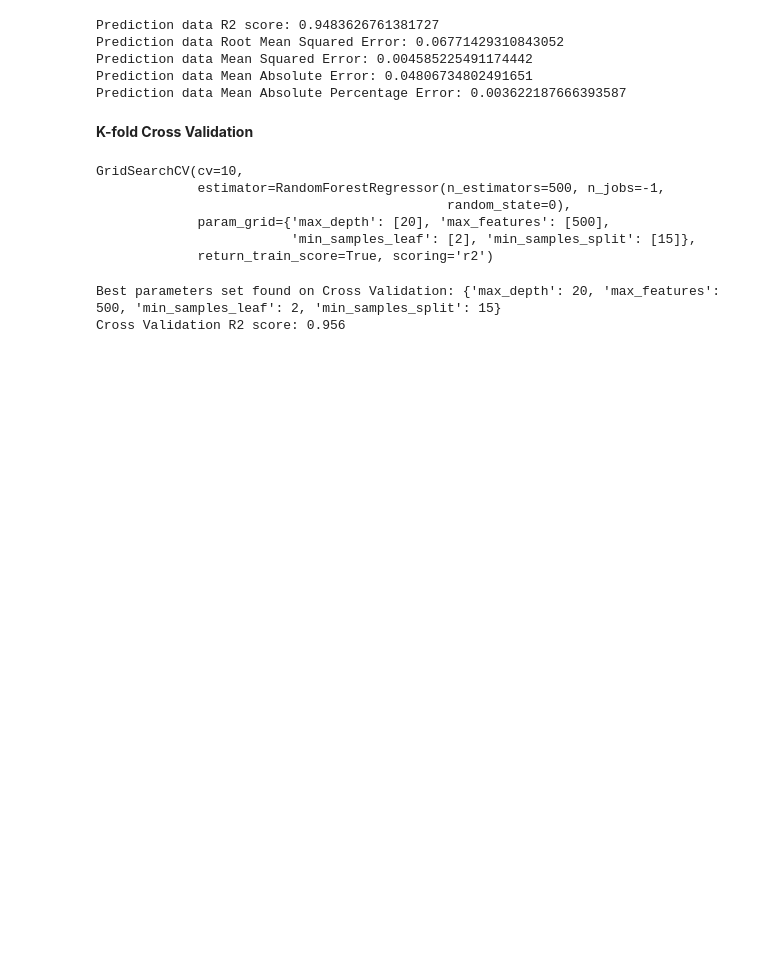
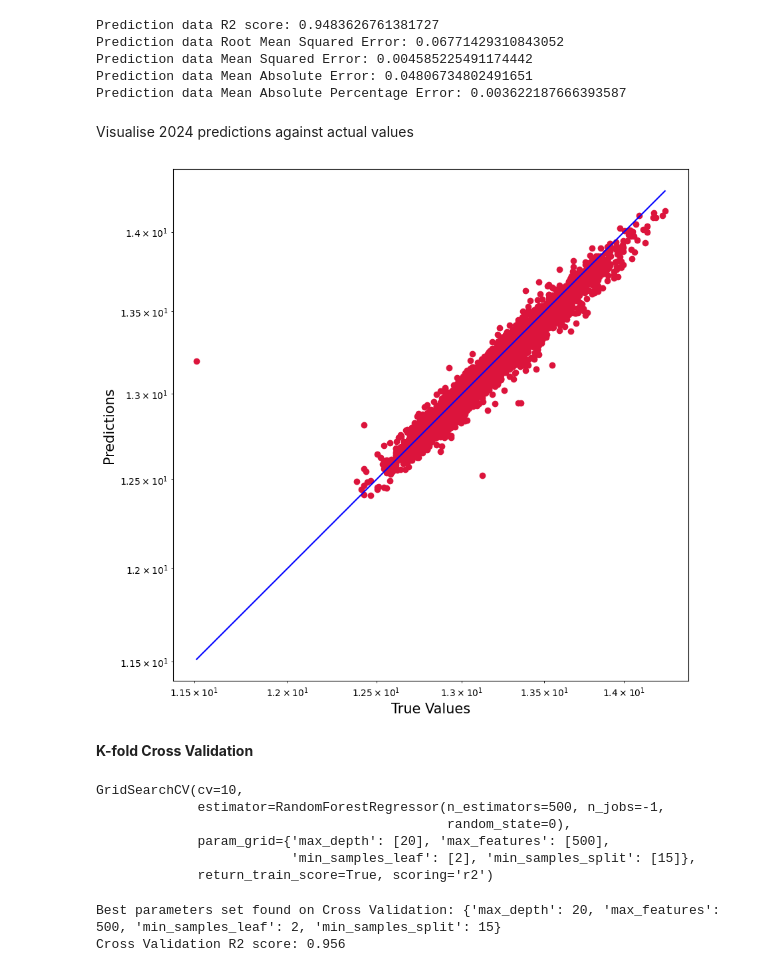
Before and after one commit to joesurf/Housing-Price-Time-Series-Forecasting, a Jupyter notebook: random_forest.ipynb, the cells around one changed output. Saved outputs shown, nothing was run; the diff lists cells and outputs as text; code cells hidden in the pictures; blank space fills up the shorter version.

```diff
--- a/random_forest.ipynb
+++ b/random_forest.ipynb
@@ -141,6 +158,23 @@ Prediction data Root Mean Squared Error: 0.06771429310843052
 Prediction data Mean Squared Error: 0.004585225491174442
 Prediction data Mean Absolute Error: 0.04806734802491651
 Prediction data Mean Absolute Percentage Error: 0.003622187666393587
+# %% [markdown]
+Visualise 2024 predictions against actual values
+# %%
+plt.figure(figsize=(10,10))
+plt.scatter(pred_target, oob_prediction_2024, c='crimson')
+plt.yscale('log')
+plt.xscale('log')
+
+p1 = max(max(oob_prediction_2024), max(pred_target))
+p2 = min(min(oob_prediction_2024), min(pred_target))
+plt.plot([p1, p2], [p1, p2], 'b-')
+plt.xlabel('True Values', fontsize=15)
+plt.ylabel('Predictions', fontsize=15)
+plt.axis('equal')
+plt.show()
+# %% [output]
+[figure, added]
 # %% [markdown]
 **K-fold Cross Validation**
 # %%
```
Also changed, not shown: parts of 6 cells of this notebook.
